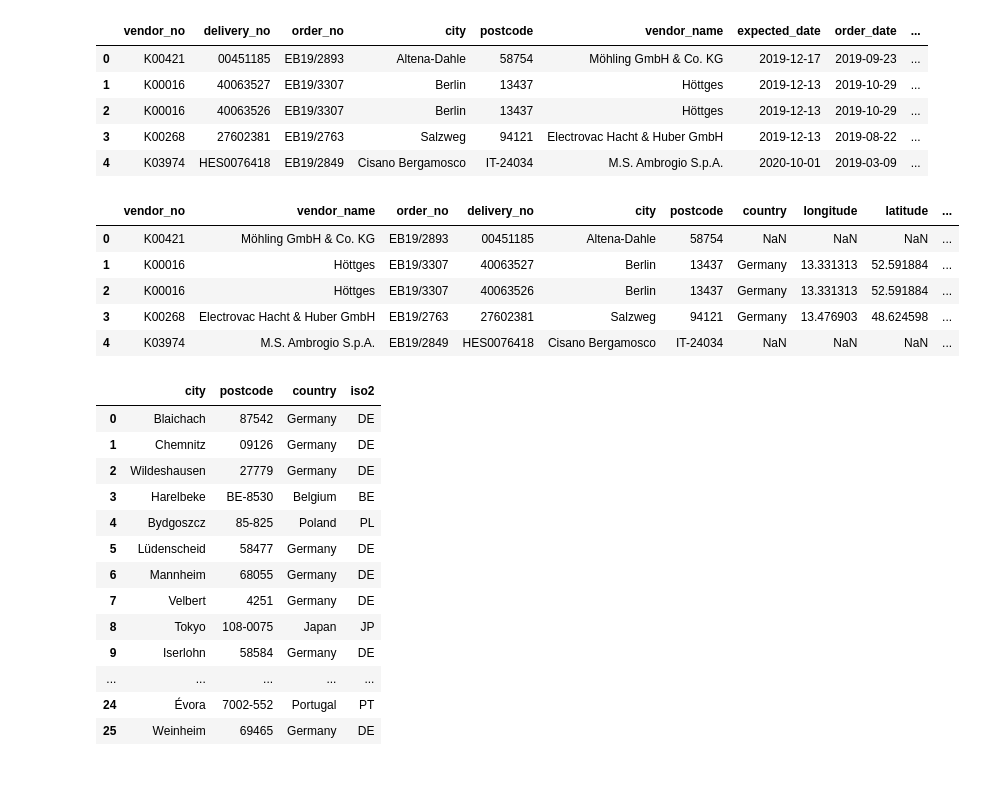
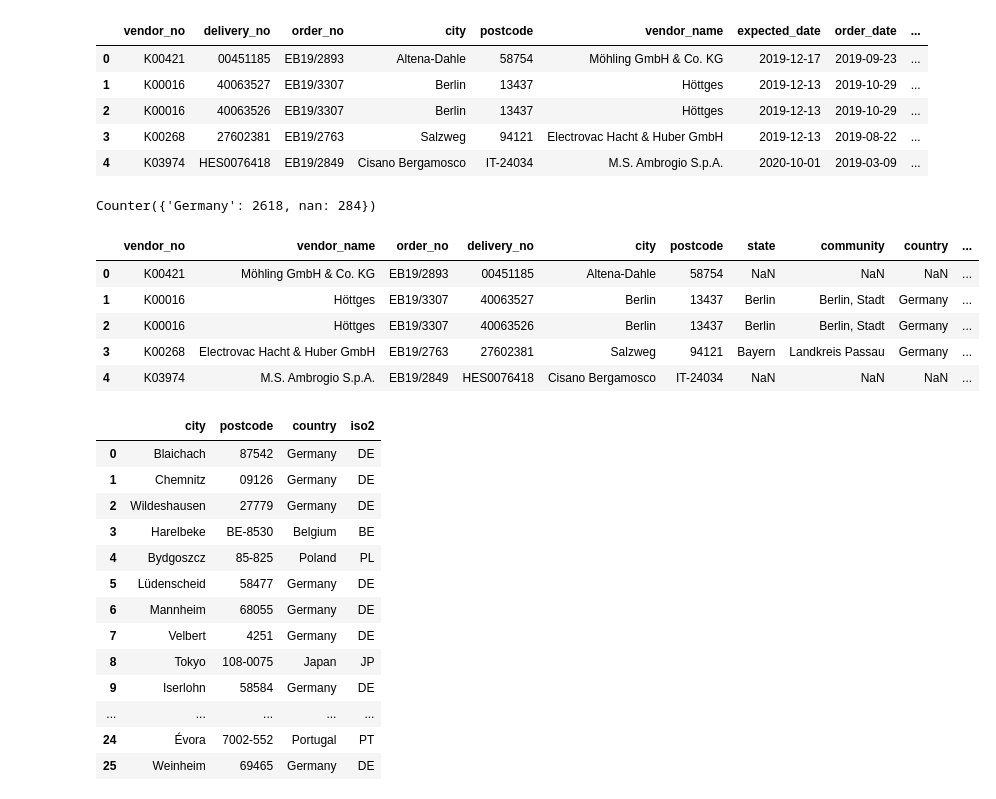
Before and after one commit to virginiaperdomoc/Delivery-Performance-Dashboard, a Jupyter notebook: deliveries wrangling.ipynb, the cells around one changed output. Saved outputs shown, nothing was run; the diff lists cells and outputs as text; code cells hidden in the pictures.

```diff
--- a/deliveries wrangling.ipynb
+++ b/deliveries wrangling.ipynb
@@ -270,18 +269,22 @@ joined_df.head()
 | 2 | K00016 | 40063526 | EB19/3307 | Berlin | 13437 | Höttges | 2019-12-13 | 2019-10-29 | ... |
 | 3 | K00268 | 27602381 | EB19/2763 | Salzweg | 94121 | Electrovac Hacht & Huber GmbH | 2019-12-13 | 2019-08-22 | ... |
 | 4 | K03974 | HES0076418 | EB19/2849 | Cisano Bergamosco | IT-24034 | M.S. Ambrogio S.p.A. | 2020-10-01 | 2019-03-09 | ... |
-# %%
-# reorganize columns
-joined_df = joined_df[['vendor_no', 'vendor_name', 'order_no','delivery_no', 'city', 'postcode','country','longitude', 'latitude','expected_date',
-'order_date', 'posting_date', 'promised_date', 'requested_date', 'delivery_date']]
-joined_df.head()
-# %% [output]
-|  | vendor_no | vendor_name | order_no | delivery_no | city | postcode | country | longitude | latitude | ... |
-| 0 | K00421 | Möhling GmbH & Co. KG | EB19/2893 | 00451185 | Altena-Dahle | 58754 | NaN | NaN | NaN | ... |
-| 1 | K00016 | Höttges | EB19/3307 | 40063527 | Berlin | 13437 | Germany | 13.331313 | 52.591884 | ... |
-| 2 | K00016 | Höttges | EB19/3307 | 40063526 | Berlin | 13437 | Germany | 13.331313 | 52.591884 | ... |
-| 3 | K00268 | Electrovac Hacht & Huber GmbH | EB19/2763 | 27602381 | Salzweg | 94121 | Germany | 13.476903 | 48.624598 | ... |
-| 4 | K03974 | M.S. Ambrogio S.p.A. | EB19/2849 | HES0076418 | Cisano Bergamosco | IT-24034 | NaN | NaN | NaN | ... |
+# %%
+# as we can see, most rows correspond to Germany. we will create two dataframes: one including all of the countries, and a second only for Germany.
+# But first, let's try to fill in on the rows that have NaN value in country, as there may be some rows from Germany that have been overlooked
+
+# reorganize columns
+joined_df = joined_df[['vendor_no', 'vendor_name', 'order_no','delivery_no', 'city', 'postcode','state','community','country','longitude', 'latitude','expected_date',
+'order_date', 'posting_date', 'promised_date', 'requested_date', 'delivery_date']]
+joined_df.head()
+# %% [output]
+Counter({'Germany': 2618, nan: 284})
+|  | vendor_no | vendor_name | order_no | delivery_no | city | postcode | state | community | country | ... |
+| 0 | K00421 | Möhling GmbH & Co. KG | EB19/2893 | 00451185 | Altena-Dahle | 58754 | NaN | NaN | NaN | ... |
+| 1 | K00016 | Höttges | EB19/3307 | 40063527 | Berlin | 13437 | Berlin | Berlin, Stadt | Germany | ... |
+| 2 | K00016 | Höttges | EB19/3307 | 40063526 | Berlin | 13437 | Berlin | Berlin, Stadt | Germany | ... |
+| 3 | K00268 | Electrovac Hacht & Huber GmbH | EB19/2763 | 27602381 | Salzweg | 94121 | Bayern | Landkreis Passau | Germany | ... |
+| 4 | K03974 | M.S. Ambrogio S.p.A. | EB19/2849 | HES0076418 | Cisano Bergamosco | IT-24034 | NaN | NaN | NaN | ... |
 # %%
 # let's verify the rows with NaN values in the country column and try to fill them up with the world dataframe
 is_nan = joined_df[["city", "postcode","country"]].isnull()
```
Also changed, not shown: parts of 22 cells of this notebook, 7 other files.
